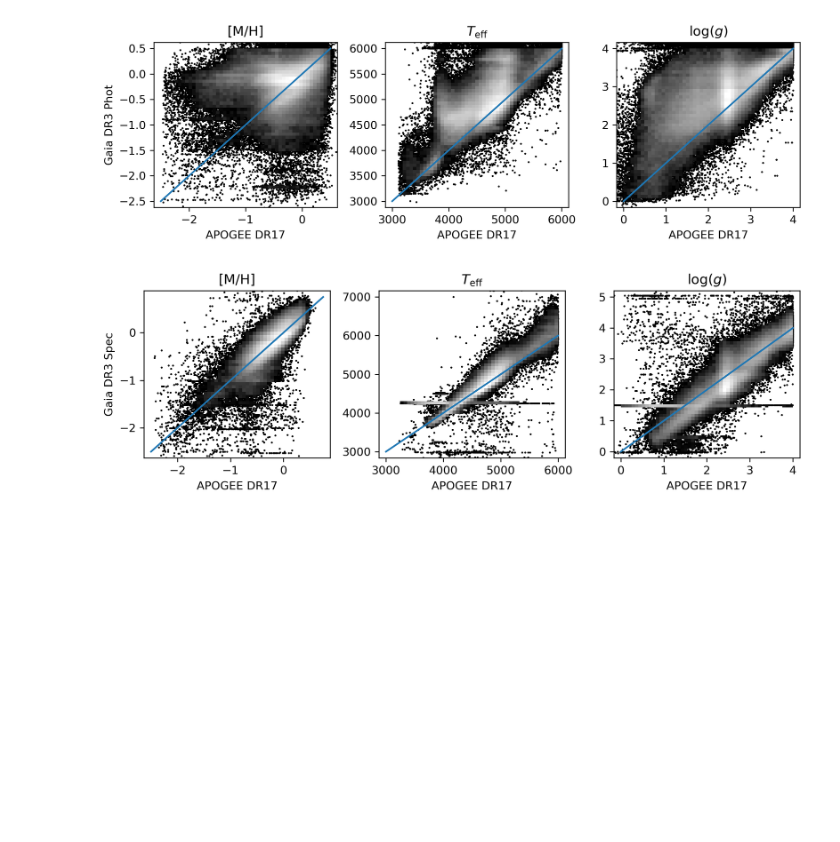
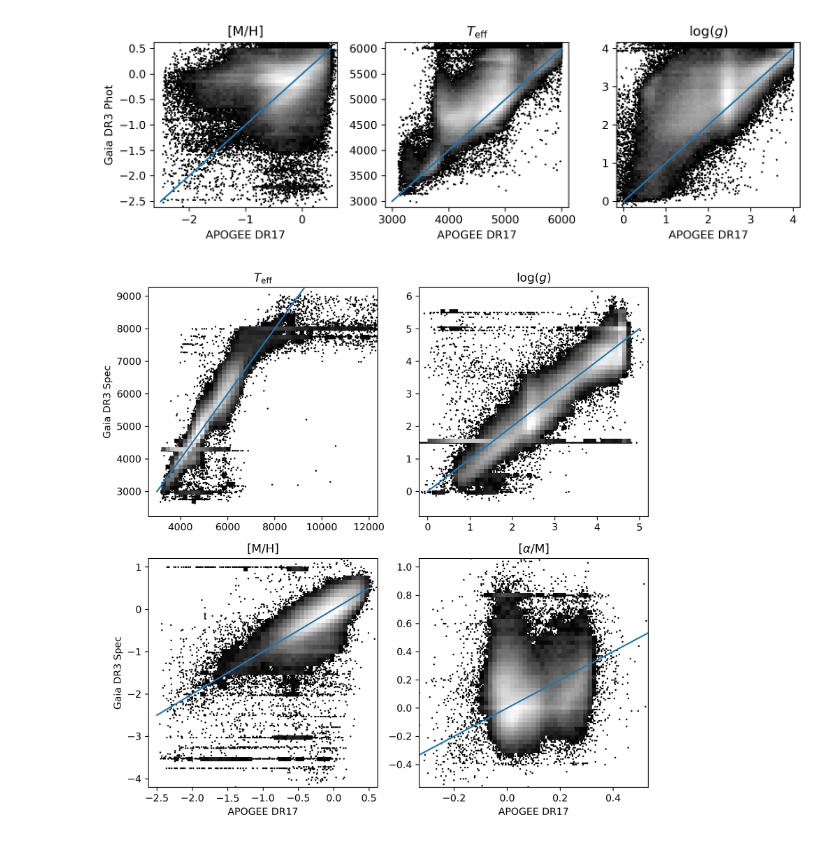
Before and after one commit to lodubay/gaia-sprint, a Jupyter notebook: compare_apogee.ipynb, the cells around one changed output. Cells and saved outputs as stored; diff of their text form; code cells hidden in the pictures; blank space fills up the shorter version.

Commit message:
alpha/fe analysis

```diff
--- a/compare_apogee.ipynb
+++ b/compare_apogee.ipynb
@@ -202,0 +210,11 @@ alldata
+# %%
+gaia_source = Table.read("data/gaia_apogee_source.fits.gz", format="fits")
+gaia_source_df = decode(gaia_source.to_pandas())
+# drop duplicates
+gaia_source_df = gaia_source_df.sort_values(
+    ["original_ext_source_id", "has_rvs", "random_index"])\
+              .drop_duplicates(subset="original_ext_source_id", keep="last")\
+              .sort_index()
+gaia_source_df.set_index("original_ext_source_id", drop=True, inplace=True)
+alldata = alldata.join(gaia_source_df, how="inner", rsuffix="_source")
+alldata
@@ -225,26 +257,33 @@ axs[2].set_title(r"$\log(g)$")
 plt.show()
 # %% [output]
 [figure]
-# %%
-fig, axs = plt.subplots(1, 3, figsize=(9, 3), dpi=300, tight_layout=True)
-scatter_hist(axs[0], rg["M_H"], rg["mh_gspspec"], xlim=(-2.5, 0.75), ylim=(-2.5, 0.75))
-# axs[0].scatter(rg["M_H"], rg["mh_gspphot"], s=0.1, c='k')
-axs[0].plot([-2.5, 0.75], [-2.5, 0.75])
-axs[0].set_xlabel("APOGEE DR17")
-axs[0].set_ylabel("Gaia DR3 Spec")
-axs[0].set_title("[M/H]")
-scatter_hist(axs[1], rg["TEFF"], rg["teff_gspspec"], xlim=(3000, 6000), ylim=(3000, 7000))
-# axs[1].scatter(rg["TEFF"], rg["teff_gspphot"], s=0.1, c=rg["M_H"])
-axs[1].plot([3000, 6000], [3000, 6000])
-# axs[1].set_ylim((2900, 6100))
-axs[1].set_xlabel("APOGEE DR17")
-axs[1].set_title(r"$T_{\rm{eff}}$")
-scatter_hist(axs[2], rg["LOGG"], rg["logg_gspspec"], xlim=(0, 4), ylim=(0, 5))
-# axs[2].scatter(rg["LOGG"], rg["logg_gspphot"], s=0.1, c=rg["M_H"])
-axs[2].plot([0, 4], [0, 4])
-# axs[2].set_ylim((-1, 5))
-axs[2].set_xlabel("APOGEE DR17")
-axs[2].set_title(r"$\log(g)$")
-plt.show()
-# %% [output]
-[figure, removed]
+# %%
+fig, axs = plt.subplots(2, 2, figsize=(8, 8), dpi=300, tight_layout=True)
+
+scatter_hist(axs[0,0], alldata["TEFF"], alldata["teff_gspspec"],
+             xlim=(3000, 12000), ylim=(2500, 9000))
+axs[0,0].plot([3000, 10000], [3000, 10000])
+axs[0,0].set_title(r"$T_{\rm{eff}}$")
+axs[0,0].set_ylabel("Gaia DR3 Spec")
+
+scatter_hist(axs[0,1], alldata["LOGG"], alldata["logg_gspspec"],
+             xlim=(0, 5), ylim=(-0.5, 6))
+axs[0,1].plot([0, 5], [0, 5])
+axs[0,1].set_title(r"$\log(g)$")
+
+scatter_hist(axs[1,0], alldata["M_H"], alldata["mh_gspspec"],
+             xlim=(-2.5, 0.5), ylim=(-4, 1))
+axs[1,0].plot([-2.5, 0.5], [-2.5, 0.5])
+axs[1,0].set_xlabel("APOGEE DR17")
+axs[1,0].set_ylabel("Gaia DR3 Spec")
+axs[1,0].set_title("[M/H]")
+
+scatter_hist(axs[1,1], alldata["ALPHA_M"], alldata["alphafe_gspspec"],
+             xlim=(-0.3, 0.5), ylim=(-0.5, 1))
+axs[1,1].plot([-0.5, 1], [-0.5, 1])
+axs[1,1].set_title(r"[$\alpha$/M]")
+axs[1,1].set_xlabel("APOGEE DR17")
+
+plt.show()
+# %% [output]
+[figure, added]
```
Also changed, not shown: parts of 27 cells of this notebook.
